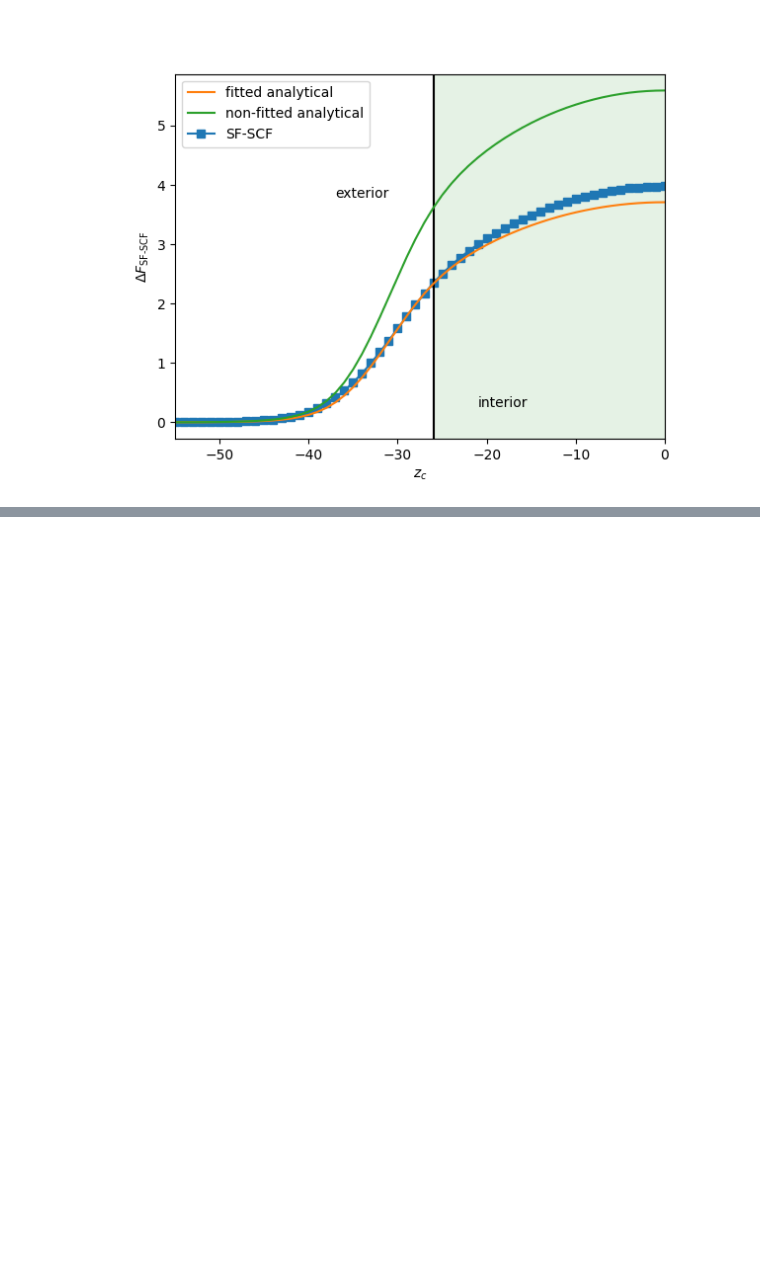
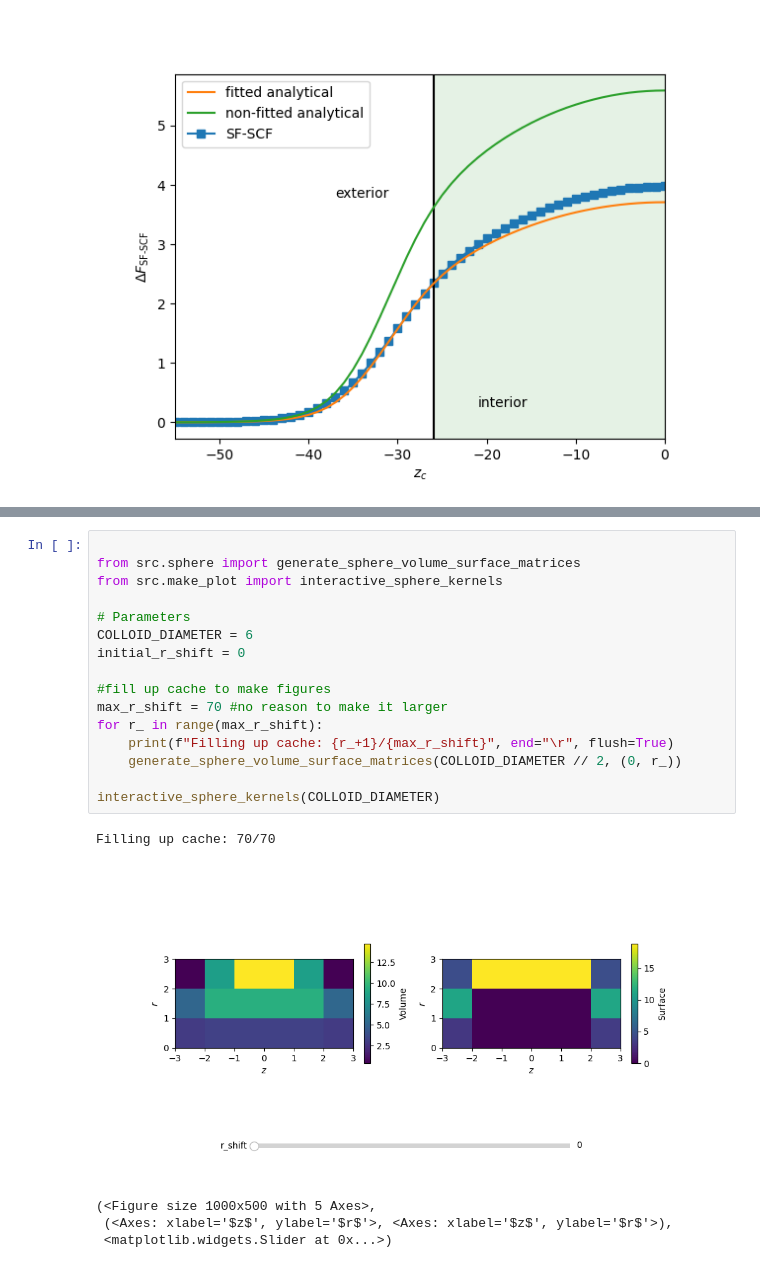
Before and after one commit to miklakt/diffusion_polymer_mesopores, a Jupyter notebook: main.ipynb, the cells around one changed output, grey strips where cells are left out. Saved outputs shown, nothing was run; the diff lists cells and outputs as text; blank space fills up the shorter version.

Commit message:
sphere projection matrices

```diff
--- a/main.ipynb
+++ b/main.ipynb
@@ -607,0 +623,22 @@ ax.legend()
+# %%
+
+from src.sphere import generate_sphere_volume_surface_matrices
+from src.make_plot import interactive_sphere_kernels
+
+# Parameters
+COLLOID_DIAMETER = 6
+initial_r_shift = 0
+
+#fill up cache to make figures
+max_r_shift = 70 #no reason to make it larger
+for r_ in range(max_r_shift):
+    print(f"Filling up cache: {r_+1}/{max_r_shift}", end="\r", flush=True)
+    generate_sphere_volume_surface_matrices(COLLOID_DIAMETER // 2, (0, r_))
+
+interactive_sphere_kernels(COLLOID_DIAMETER)
+# %% [output]
+Filling up cache: 70/70
+[figure, added]
+(<Figure size 1000x500 with 5 Axes>,
+ (<Axes: xlabel='$z$', ylabel='$r$'>, <Axes: xlabel='$z$', ylabel='$r$'>),
+ <matplotlib.widgets.Slider at 0x...>)
```
Also changed, not shown: parts of 3 cells of this notebook, 4 other files.
